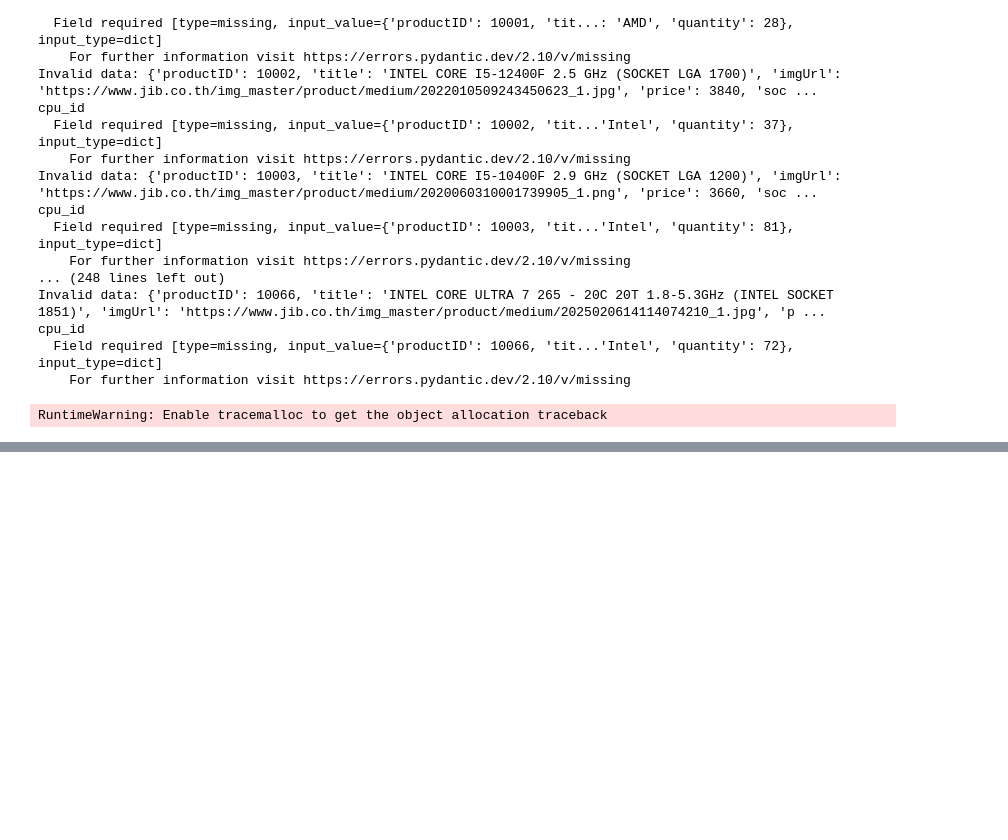
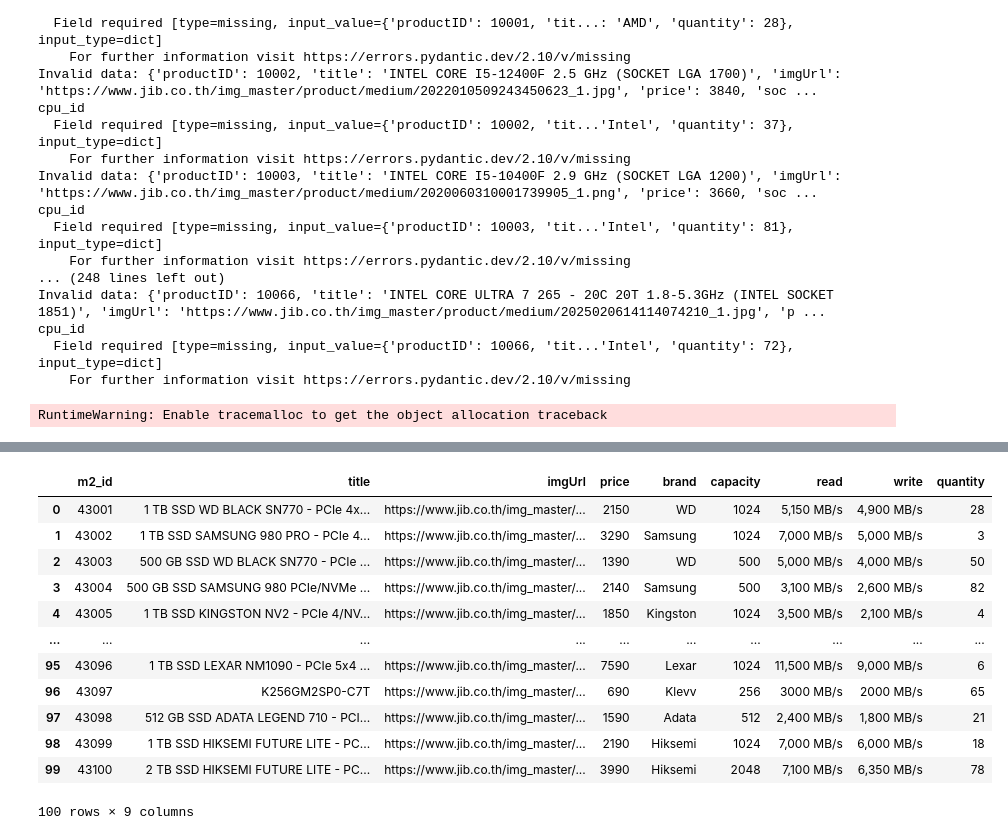
Before and after one commit to DrGMark7/iHAVEGAY-backend, a Jupyter notebook: test.ipynb, the cells around one changed output, grey strips where cells are left out. Cells and saved outputs as stored; diff of their text form; code cells hidden in the pictures; blank space fills up the shorter version.

```diff
--- a/test.ipynb
+++ b/test.ipynb
@@ -140,0 +242,19 @@ RuntimeWarning: Enable tracemalloc to get the object allocation traceback
+# %%
+df = pd.read_json(r"C:\Users\WINDOWS 11\OneDrive\เดสก์ท็อป\iHAVEGAY-backend\src\database\json\m2.json")
+df = df.rename(columns={"productID":"m2_id"})
+df.to_json(r'C:\Users\WINDOWS 11\OneDrive\เดสก์ท็อป\iHAVEGAY-backend\src\database\json\m22.json', orient="records")
+df
+# %% [output]
+|  | m2_id | title | imgUrl | price | brand | capacity | read | write | quantity |
+| 0 | 43001 | 1 TB SSD WD BLACK SN770 - PCIe 4x... | https://www.jib.co.th/img_master/... | 2150 | WD | 1024 | 5,150 MB/s | 4,900 MB/s | 28 |
+| 1 | 43002 | 1 TB SSD SAMSUNG 980 PRO - PCIe 4... | https://www.jib.co.th/img_master/... | 3290 | Samsung | 1024 | 7,000 MB/s | 5,000 MB/s | 3 |
+| 2 | 43003 | 500 GB SSD WD BLACK SN770 - PCIe ... | https://www.jib.co.th/img_master/... | 1390 | WD | 500 | 5,000 MB/s | 4,000 MB/s | 50 |
+| 3 | 43004 | 500 GB SSD SAMSUNG 980 PCIe/NVMe ... | https://www.jib.co.th/img_master/... | 2140 | Samsung | 500 | 3,100 MB/s | 2,600 MB/s | 82 |
+| 4 | 43005 | 1 TB SSD KINGSTON NV2 - PCIe 4/NV... | https://www.jib.co.th/img_master/... | 1850 | Kingston | 1024 | 3,500 MB/s | 2,100 MB/s | 4 |
+| ... | ... | ... | ... | ... | ... | ... | ... | ... | ... |
+| 95 | 43096 | 1 TB SSD LEXAR NM1090 - PCIe 5x4 ... | https://www.jib.co.th/img_master/... | 7590 | Lexar | 1024 | 11,500 MB/s | 9,000 MB/s | 6 |
+| 96 | 43097 | K256GM2SP0-C7T | https://www.jib.co.th/img_master/... | 690 | Klevv | 256 | 3000 MB/s | 2000 MB/s | 65 |
+| 97 | 43098 | 512 GB SSD ADATA LEGEND 710 - PCI... | https://www.jib.co.th/img_master/... | 1590 | Adata | 512 | 2,400 MB/s | 1,800 MB/s | 21 |
+| 98 | 43099 | 1 TB SSD HIKSEMI FUTURE LITE - PC... | https://www.jib.co.th/img_master/... | 2190 | Hiksemi | 1024 | 7,000 MB/s | 6,000 MB/s | 18 |
+| 99 | 43100 | 2 TB SSD HIKSEMI FUTURE LITE - PC... | https://www.jib.co.th/img_master/... | 3990 | Hiksemi | 2048 | 7,100 MB/s | 6,350 MB/s | 78 |
+100 rows × 9 columns
```
Also changed, not shown: parts of 9 cells of this notebook, 11 other files.
